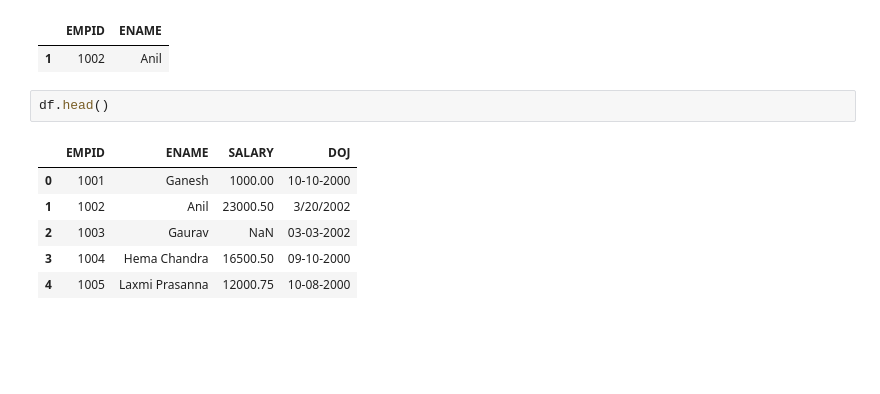
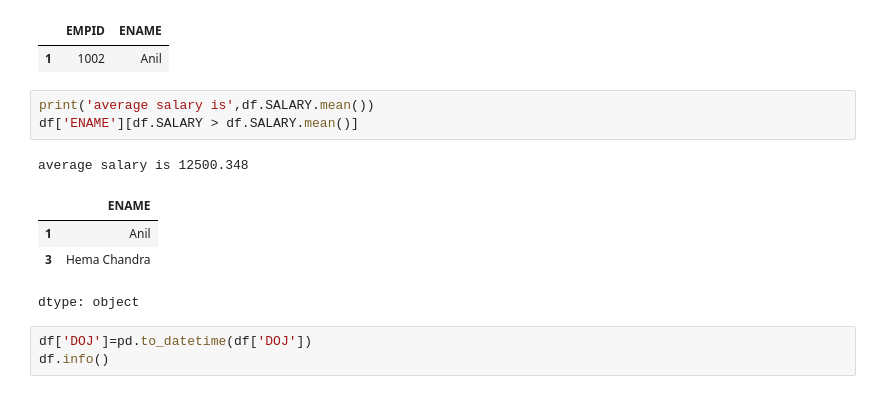
Before and after one commit to Mjdude/AiML-Labsheets, a Jupyter notebook: AiML_(Lab_2).ipynb, the cells around one changed output. Drawn from its saved outputs; the diff is of its cells as text; blank space fills up the shorter version.

```diff
--- a/AiML_(Lab_2).ipynb
+++ b/AiML_(Lab_2).ipynb
@@ -121,12 +121,15 @@ df[['EMPID','ENAME']] [df.SALARY==df['SALARY'].max()]
 # %% [output]
 |  | EMPID | ENAME |
 | 1 | 1002 | Anil |
-# %%
-df.head()
-# %% [output]
-|  | EMPID | ENAME | SALARY | DOJ |
-| 0 | 1001 | Ganesh | 1000.00 | 10-10-2000 |
-| 1 | 1002 | Anil | 23000.50 | 3/20/2002 |
-| 2 | 1003 | Gaurav | NaN | 03-03-2002 |
-| 3 | 1004 | Hema Chandra | 16500.50 | 09-10-2000 |
-| 4 | 1005 | Laxmi Prasanna | 12000.75 | 10-08-2000 |
+# %%
+print('average salary is',df.SALARY.mean())
+df['ENAME'][df.SALARY > df.SALARY.mean()]
+# %% [output]
+average salary is 12500.348
+|  | ENAME |
+| 1 | Anil |
+| 3 | Hema Chandra |
+dtype: object
+# %%
+df['DOJ']=pd.to_datetime(df['DOJ'])
+df.info()
```
